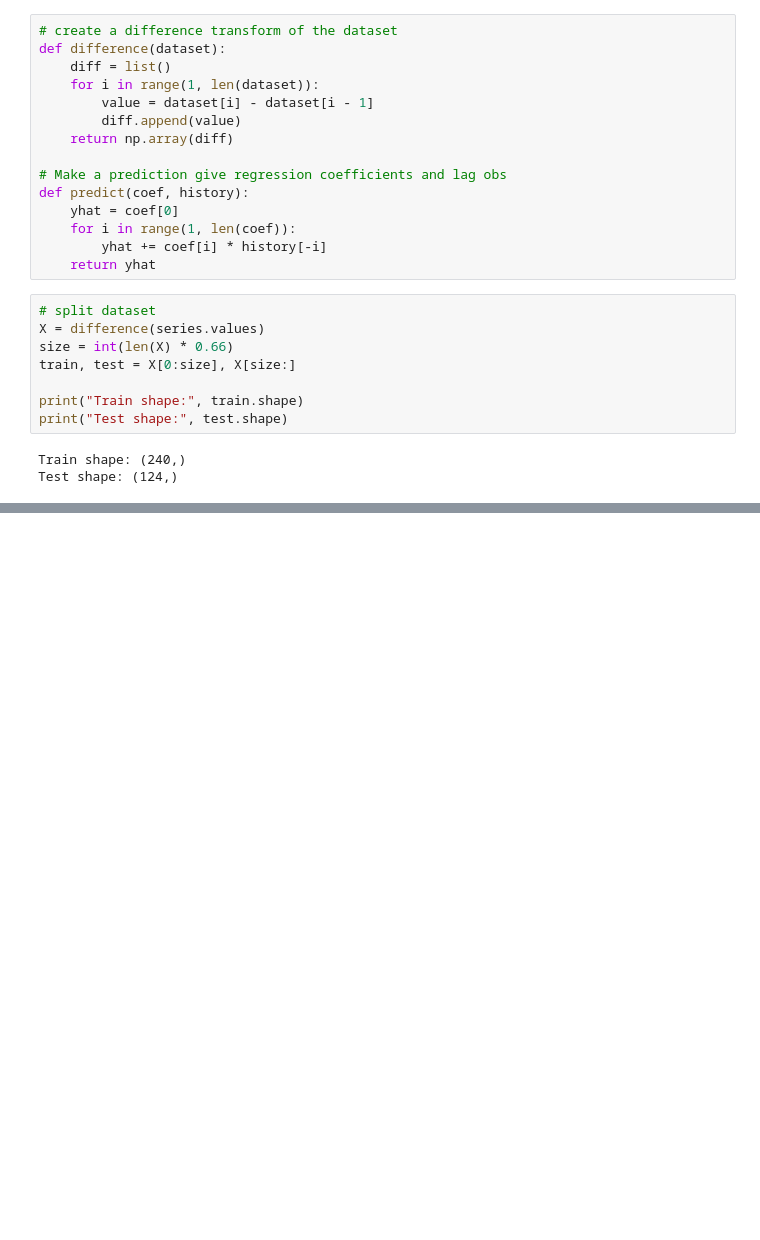
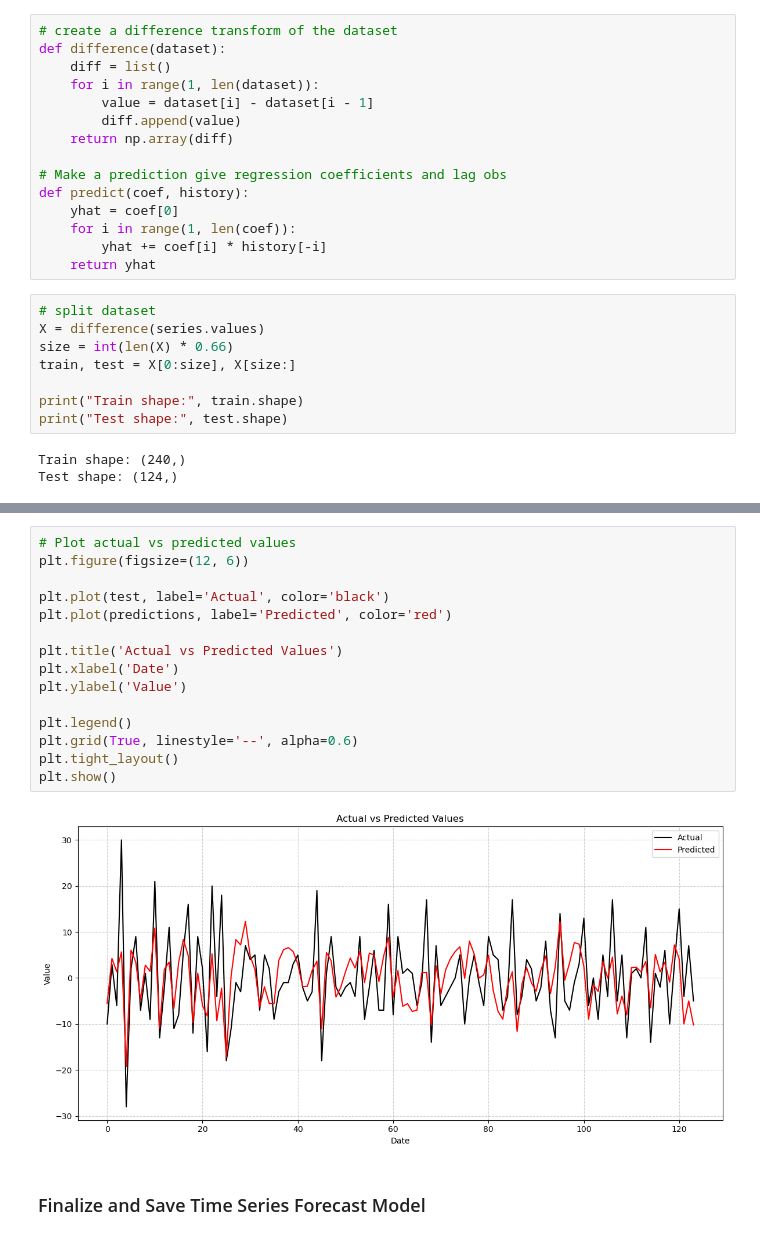
Before and after one commit to LeonardoSMSoares/Economics-Finance-2, a Jupyter notebook: Introduction to TS with Python/ITSP 04 - ARIMA.ipynb, the cells around one changed output, grey strips where cells are left out. Drawn from its saved outputs; the diff is of its cells as text; blank space fills up the shorter version.

```diff
--- a/Introduction to TS with Python/ITSP 04 - ARIMA.ipynb
+++ b/Introduction to TS with Python/ITSP 04 - ARIMA.ipynb
@@ -178,0 +205,19 @@ AttributeError: 'AutoReg' object has no attribute 'lags'
+# %%
+# Plot actual vs predicted values
+plt.figure(figsize=(12, 6))
+
+plt.plot(test, label='Actual', color='black')
+plt.plot(predictions, label='Predicted', color='red')
+
+plt.title('Actual vs Predicted Values')
+plt.xlabel('Date')
+plt.ylabel('Value')
+
+plt.legend()
+plt.grid(True, linestyle='--', alpha=0.6)
+plt.tight_layout()
+plt.show()
+# %% [output]
+[figure, added]
+# %% [markdown]
+### Finalize and Save Time Series Forecast Model
```
Also changed, not shown: parts of 4 cells of this notebook, 6 other files.
